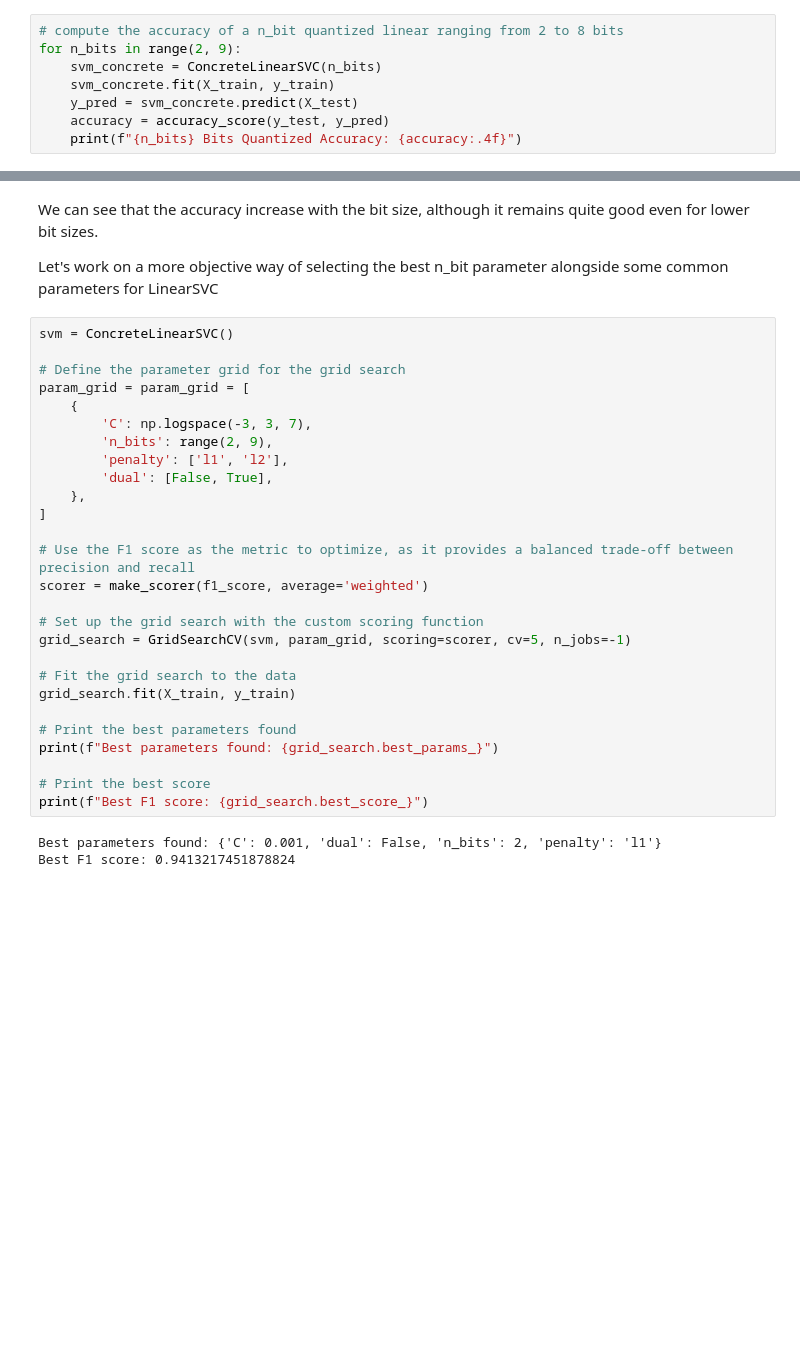
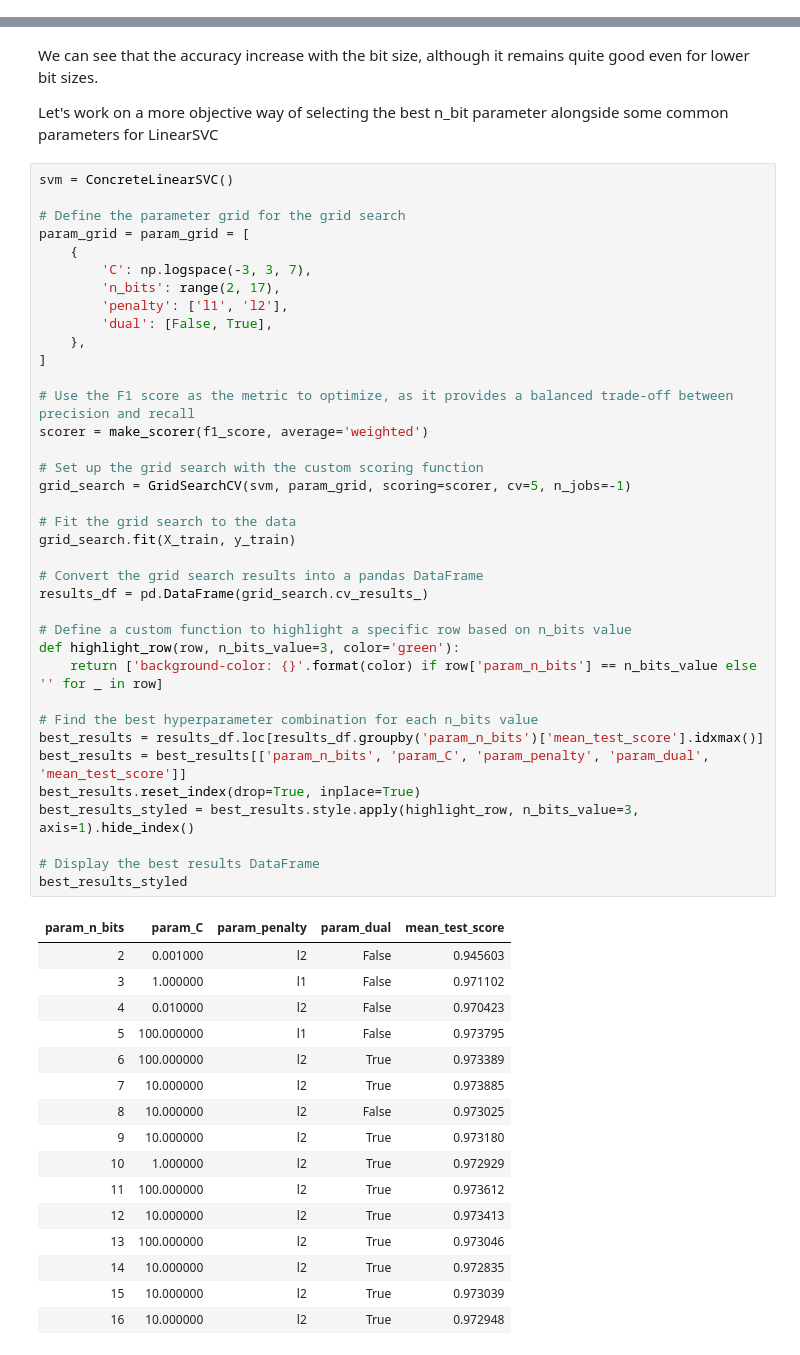
Before and after one commit to Quadratic-Labs/fhe-tutorials, a Jupyter notebook: concrete-ml/svm.ipynb, the cells around one changed output, grey strips where cells are left out. Drawn from its saved outputs; the diff is of its cells as text; blank space fills up the shorter version.

```diff
--- a/concrete-ml/svm.ipynb
+++ b/concrete-ml/svm.ipynb
@@ -218,8 +214,0 @@ As of v1.0 the maximum bit size is 8. The lighter the bit size the more efficien
-# %%
-# compute the accuracy of a n_bit quantized linear ranging from 2 to 8 bits
-for n_bits in range(2, 9):
-    svm_concrete = ConcreteLinearSVC(n_bits)
-    svm_concrete.fit(X_train, y_train)
-    y_pred = svm_concrete.predict(X_test)
-    accuracy = accuracy_score(y_test, y_pred)
-    print(f"{n_bits} Bits Quantized Accuracy: {accuracy:.4f}")
@@ -238,31 +219,55 @@ Let's work on a more objective way of selecting the best n_bit parameter alongsi
 # %%
 svm = ConcreteLinearSVC()
 
 # Define the parameter grid for the grid search
 param_grid = param_grid = [
     {
         'C': np.logspace(-3, 3, 7),
-        'n_bits': range(2, 9),
+        'n_bits': range(2, 17),
         'penalty': ['l1', 'l2'],
         'dual': [False, True],
     },
 ]
 
 # Use the F1 score as the metric to optimize, as it provides a balanced trade-off between precision and recall
 scorer = make_scorer(f1_score, average='weighted')
 
 # Set up the grid search with the custom scoring function
 grid_search = GridSearchCV(svm, param_grid, scoring=scorer, cv=5, n_jobs=-1)
 
 # Fit the grid search to the data
 grid_search.fit(X_train, y_train)
 
-# Print the best parameters found
-print(f"Best parameters found: {grid_search.best_params_}")
+# Convert the grid search results into a pandas DataFrame
+results_df = pd.DataFrame(grid_search.cv_results_)
 
-# Print the best score
-print(f"Best F1 score: {grid_search.best_score_}")
+# Define a custom function to highlight a specific row based on n_bits value
+def highlight_row(row, n_bits_value=3, color='green'):
+    return ['background-color: {}'.format(color) if row['param_n_bits'] == n_bits_value else '' for _ in row]
+
+# Find the best hyperparameter combination for each n_bits value
+best_results = results_df.loc[results_df.groupby('param_n_bits')['mean_test_score'].idxmax()]
+best_results = best_results[['param_n_bits', 'param_C', 'param_penalty', 'param_dual', 'mean_test_score']]
+best_results.reset_index(drop=True, inplace=True)
+best_results_styled = best_results.style.apply(highlight_row, n_bits_value=3, axis=1).hide_index()
+
+# Display the best results DataFrame
+best_results_styled
 # %% [output]
-Best parameters found: {'C': 0.001, 'dual': False, 'n_bits': 2, 'penalty': 'l1'}
-Best F1 score: 0.9413217451878824
+| param_n_bits | param_C | param_penalty | param_dual | mean_test_score |
+| 2 | 0.001000 | l2 | False | 0.945603 |
+| 3 | 1.000000 | l1 | False | 0.971102 |
+| 4 | 0.010000 | l2 | False | 0.970423 |
+| 5 | 100.000000 | l1 | False | 0.973795 |
+| 6 | 100.000000 | l2 | True | 0.973389 |
+| 7 | 10.000000 | l2 | True | 0.973885 |
+| 8 | 10.000000 | l2 | False | 0.973025 |
+| 9 | 10.000000 | l2 | True | 0.973180 |
+| 10 | 1.000000 | l2 | True | 0.972929 |
+| 11 | 100.000000 | l2 | True | 0.973612 |
+| 12 | 10.000000 | l2 | True | 0.973413 |
+| 13 | 100.000000 | l2 | True | 0.973046 |
+| 14 | 10.000000 | l2 | True | 0.972835 |
+| 15 | 10.000000 | l2 | True | 0.973039 |
+| 16 | 10.000000 | l2 | True | 0.972948 |
 # %% [markdown]
```
Also changed, not shown: parts of 20 cells of this notebook.
